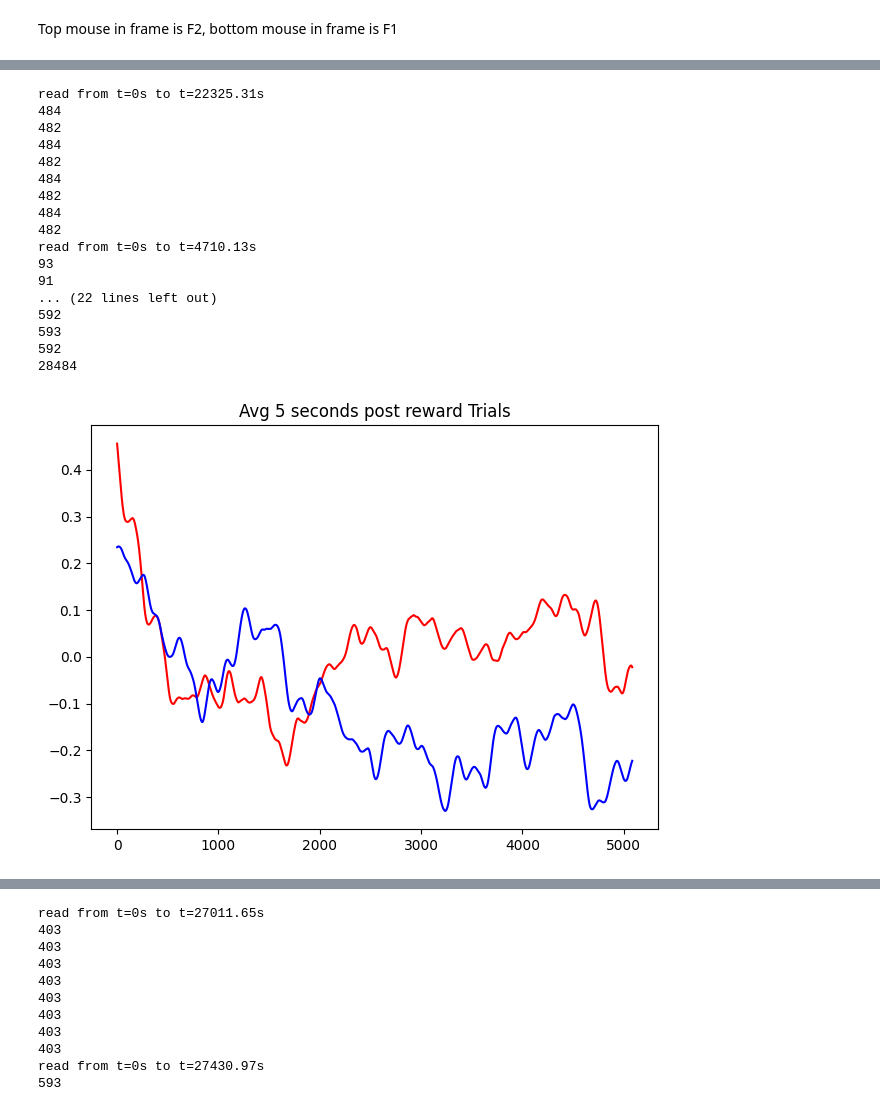
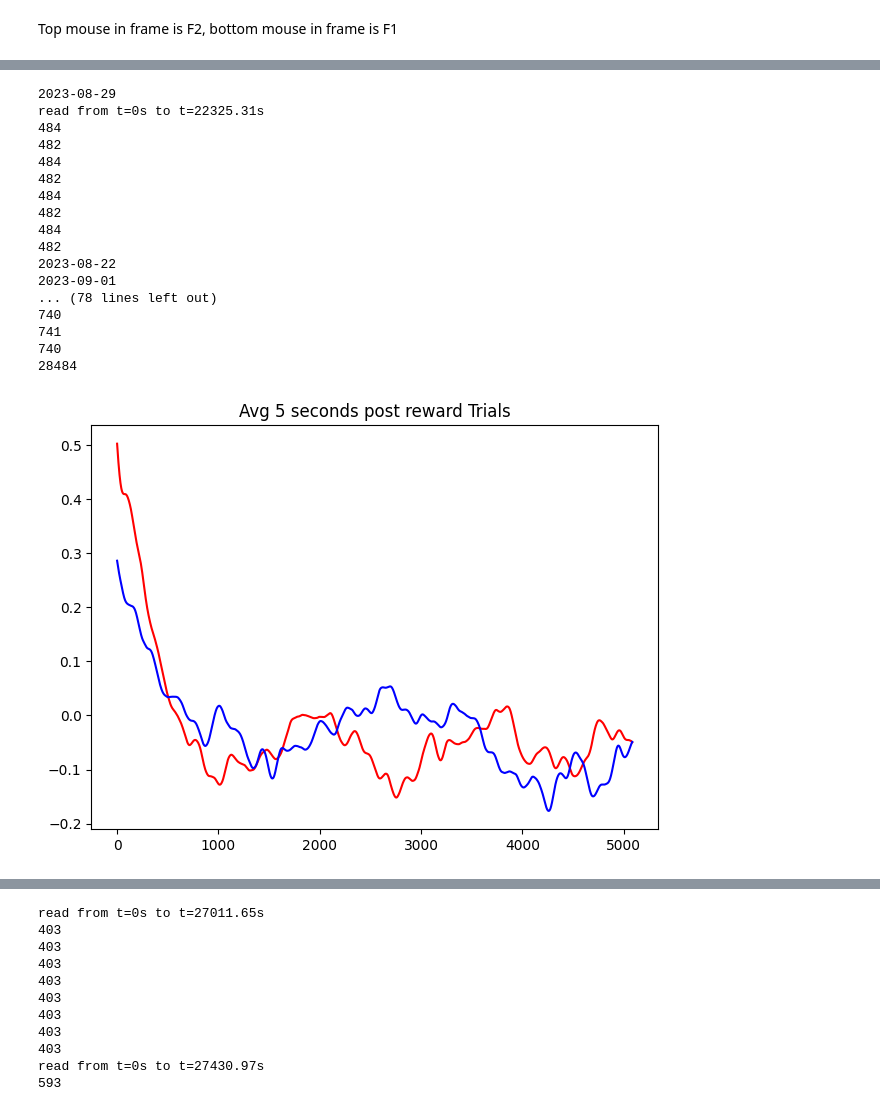
Before and after one commit to Tsuchijo/Interaction_Task_Data_Processing, a Jupyter notebook: src/notebooks/process_photometry.ipynb, the cells around one changed output, grey strips where cells are left out. Cells and saved outputs as stored; diff of their text form; code cells hidden in the pictures.

```diff
--- a/src/notebooks/process_photometry.ipynb
+++ b/src/notebooks/process_photometry.ipynb
@@ -196,5 +230,5 @@ def deltaFF(data, t, method='exp_fit'):
 # %% [markdown]
 Top mouse in frame is F2, bottom mouse in frame is F1
 # %%
-data = get_trial_photometry_data('2023-08-30', experiment_data)
-csv = pd.read_csv(experiment_data['2023-08-30']['trial'])
+# data = get_trial_photometry_data('2023-09-05', experiment_data)
+# csv = pd.read_csv(experiment_data['2023-09-05']['trial'])
@@ -222,0 +235,10 @@ read from t=0s to t=27430.97s
+# %%
+experiment_data_stranger = pickle.load(open(config.PROJECT_ROOT + '/data/experiment_data_strangers.pickle', 'rb'))
+# %%
+# combine all photometry data into one dict
+all_photometry_data = dict()
+for key in experiment_data:
+    all_photometry_data[key] = experiment_data[key]
+for key in experiment_data_stranger:
+    all_photometry_data[key] = experiment_data_stranger[key]
+all_photometry_data
@@ -223,23 +263,29 @@ read from t=0s to t=27430.97s
 # %%
-for key in [key for key in experiment_data.keys() if int(key.split('-')[2]) > 24][0:4]:
-    data = get_trial_photometry_data(key, experiment_data)
-    csv = pd.read_csv(experiment_data[key]['trial'])
-    success_list_465A = []
-    success_list_465C = []
-    post_reward_list_465A = []
-    post_reward_list_465C = []
-    fail_list_465A = []
-    fail_list_465C = []
+success_list_465A = []
+success_list_465C = []
+success_trial_names = []
+post_reward_list_465A = []
+post_reward_list_465C = []
+fail_list_465A = []
+fail_list_465C = []
+for key in [key for key in all_photometry_data.keys() if key[-2:] != '_2']:
+    print(key)
+    if key == '2023-08-12' or (int(key[-2:]) < 24 and int(key[5:7]) == 8):
+        continue
+    data = get_trial_photometry_data(key, all_photometry_data)
+    csv = pd.read_csv(all_photometry_data[key]['trial'])
+    movemen_trials = get_movement_success_trials(key, all_photometry_data)
     for trial, success in enumerate(csv['successful_trials'].to_list()):
         fs = int(data['fs'])
         time_series = np.arange(1, 29, 1/data['fs'])
 
-        if success:
+        if trial in movemen_trials:
             try:
-                dff_465A = deltaFF(data['465A'][trial][fs:len(time_series) + fs], time_series)[0]
-                dff_465C = deltaFF(data['465C'][trial][fs:len(time_series) + fs], time_series)[0]
+                dff_465A = deltaFF((data['465A'][trial] - data['405A'][trial])[fs:len(time_series) + fs], time_series)[0]
+                dff_465C = deltaFF((data['465C'][trial] - data['405C'][trial])[fs:len(time_series) + fs], time_series)[0]
                 success_list_465A.append(dff_465A)
                 success_list_465C.append(dff_465C)
+                success_trial_names.append(key + '_' + str(trial))
                 # get reward timing
                 M5_reward_time = csv['mouse_R_reward_time'][trial]
                 M6_reward_time = csv['mouse_L_reward_time'][trial]
@@ -273,38 +319,38 @@ ax.plot(mean_465C_reward, color='blue')
 ax.set_title('Avg 5 seconds post reward Trials')
 fig.tight_layout()
 plt.show()
 
 # # plot the average of all successful trials
 # fig, ax = plt.subplots(2, 1)
 # # plot the average of all failed trials
 # ax[0].plot(mean_465C_fail, color='blue')
 # ax[0].plot(mean_465A_fail, color='red')
 # # add title
 # ax[0].set_title('Failed Trials')
 # # plot the average of all successful trials
 # ax[1].plot(mean_465C, color='blue')
 # ax[1].plot(mean_465A, color='red')
 # # add title
 # ax[1].set_title('Successful Trials')
 # # add spacing between plots
 # fig.tight_layout()
 # plt.show()
 # %% [output]
+2023-08-29
 read from t=0s to t=22325.31s
 484
 482
 484
 482
 484
 482
 484
 482
-read from t=0s to t=4710.13s
-93
-91
-... (22 lines left out)
-592
-593
-592
+2023-08-22
+2023-09-01
+... (78 lines left out)
+740
+741
+740
 28484
-[figure, old version]
+[figure, new version]
```
Also changed, not shown: parts of 9 cells of this notebook, 10 other files.
